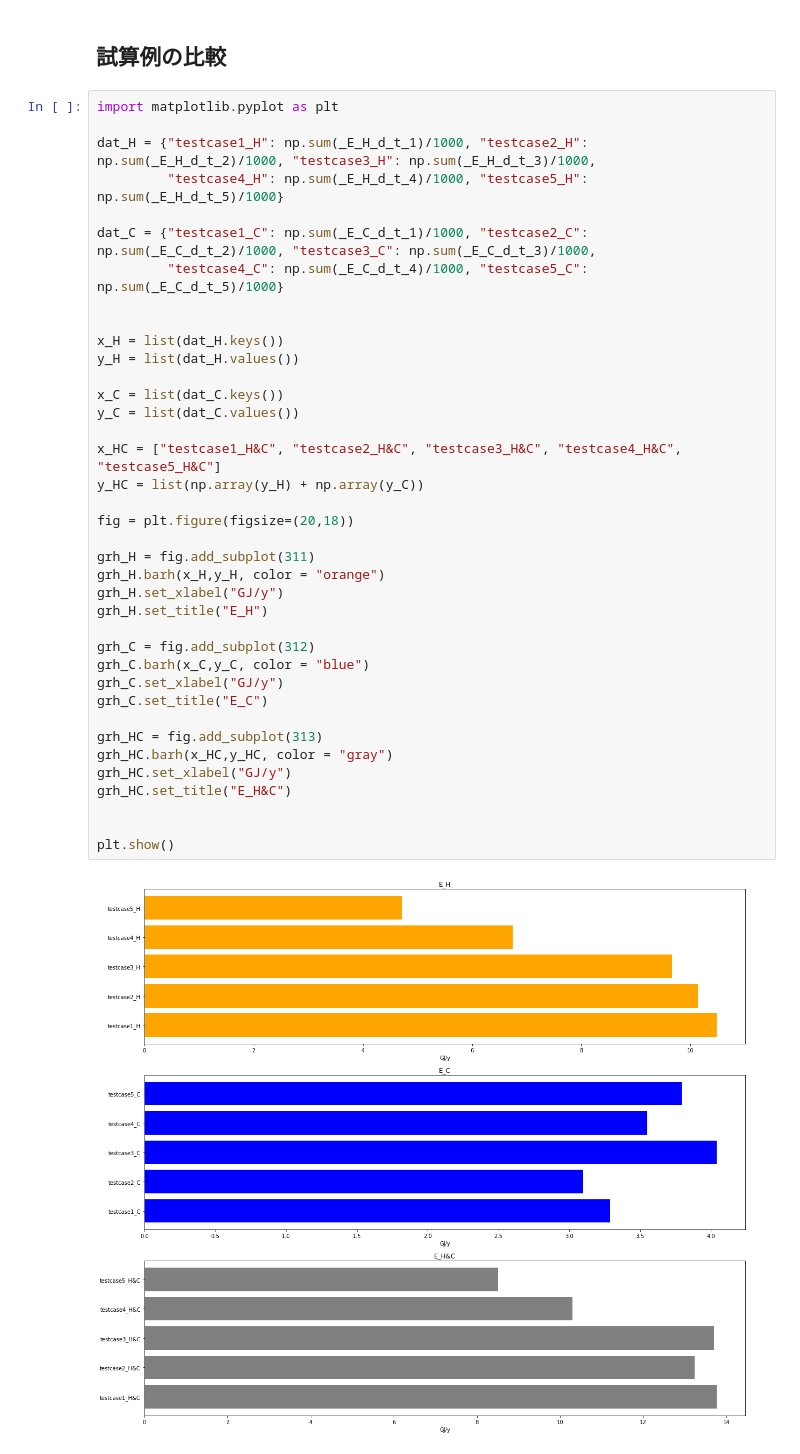
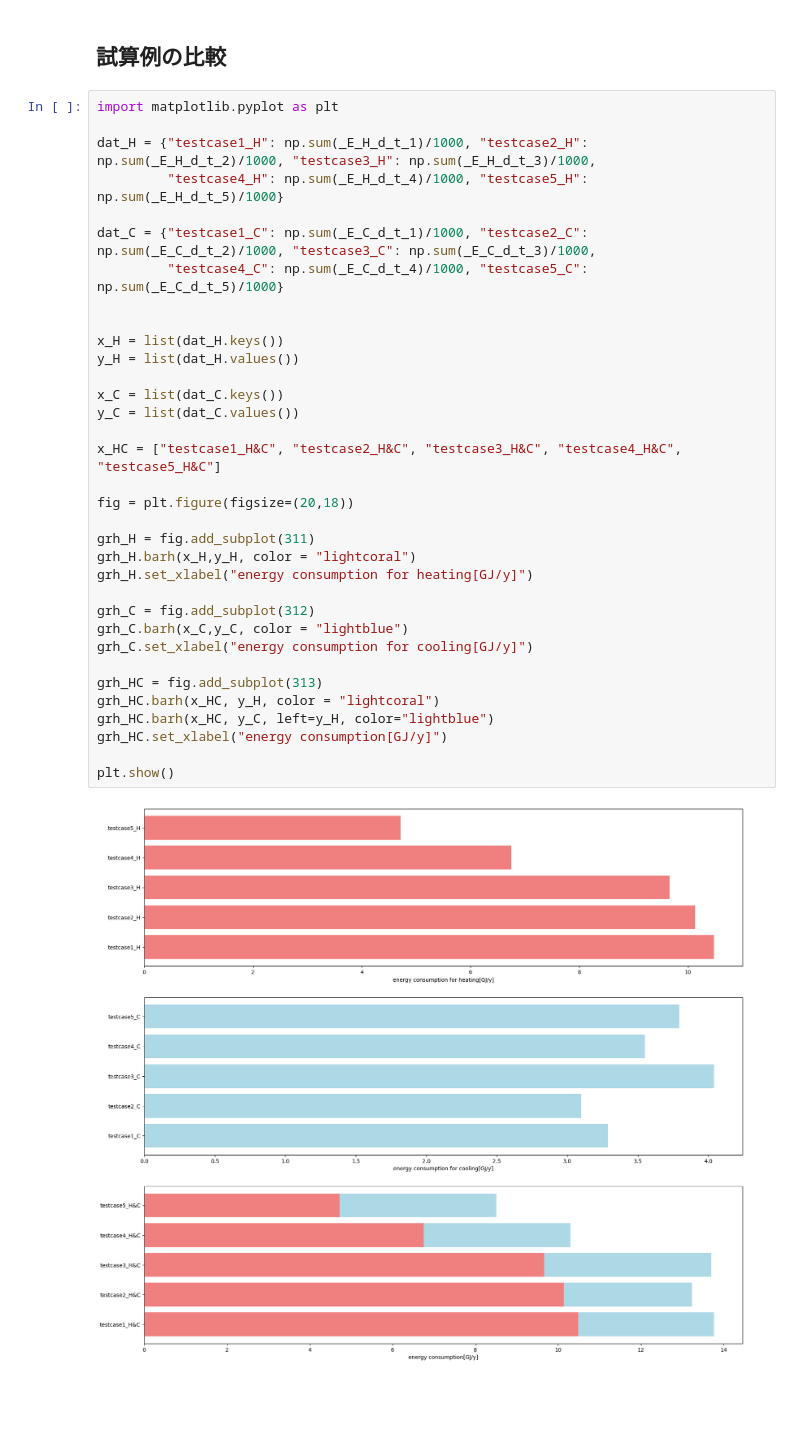
Before and after one commit to BRI-EES-House/pyhees_example, a Jupyter notebook: s04_03_rac.ipynb, the cells around one changed output. Cells and saved outputs as stored; diff of their text form; blank space fills up the shorter version.

```diff
--- a/s04_03_rac.ipynb
+++ b/s04_03_rac.ipynb
@@ -288,40 +282,36 @@ get_each_graph(_E_H_d_t_5, _E_C_d_t_5)
 # %%
 import matplotlib.pyplot as plt
 
 dat_H = {"testcase1_H": np.sum(_E_H_d_t_1)/1000, "testcase2_H": np.sum(_E_H_d_t_2)/1000, "testcase3_H": np.sum(_E_H_d_t_3)/1000,
          "testcase4_H": np.sum(_E_H_d_t_4)/1000, "testcase5_H": np.sum(_E_H_d_t_5)/1000}
 
 dat_C = {"testcase1_C": np.sum(_E_C_d_t_1)/1000, "testcase2_C": np.sum(_E_C_d_t_2)/1000, "testcase3_C": np.sum(_E_C_d_t_3)/1000,
          "testcase4_C": np.sum(_E_C_d_t_4)/1000, "testcase5_C": np.sum(_E_C_d_t_5)/1000}
 
 
 x_H = list(dat_H.keys())
 y_H = list(dat_H.values())
 
 x_C = list(dat_C.keys())
 y_C = list(dat_C.values())
 
 x_HC = ["testcase1_H&C", "testcase2_H&C", "testcase3_H&C", "testcase4_H&C", "testcase5_H&C"]
-y_HC = list(np.array(y_H) + np.array(y_C))
 
 fig = plt.figure(figsize=(20,18))
 
 grh_H = fig.add_subplot(311)
-grh_H.barh(x_H,y_H, color = "orange")
-grh_H.set_xlabel("GJ/y")
-grh_H.set_title("E_H")
+grh_H.barh(x_H,y_H, color = "lightcoral")
+grh_H.set_xlabel("energy consumption for heating[GJ/y]")
 
 grh_C = fig.add_subplot(312)
-grh_C.barh(x_C,y_C, color = "blue")
-grh_C.set_xlabel("GJ/y")
-grh_C.set_title("E_C")
+grh_C.barh(x_C,y_C, color = "lightblue")
+grh_C.set_xlabel("energy consumption for cooling[GJ/y]")
 
 grh_HC = fig.add_subplot(313)
-grh_HC.barh(x_HC,y_HC, color = "gray")
-grh_HC.set_xlabel("GJ/y")
-grh_HC.set_title("E_H&C")
-
+grh_HC.barh(x_HC, y_H, color = "lightcoral")
+grh_HC.barh(x_HC, y_C, left=y_H, color="lightblue")
+grh_HC.set_xlabel("energy consumption[GJ/y]")
 
 plt.show()
 # %% [output]
-[figure, old version]
+[figure, new version]
```
Also changed, not shown: parts of 6 cells of this notebook.
